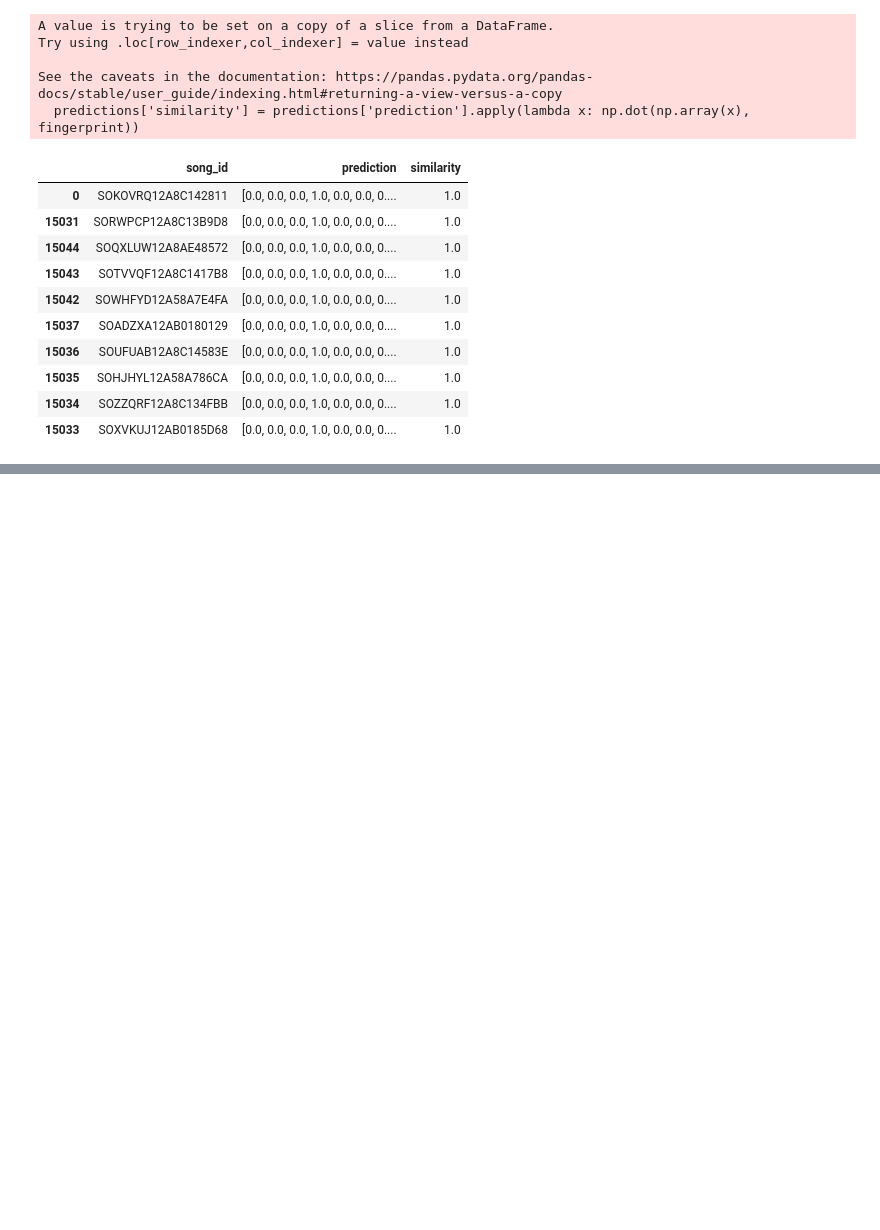
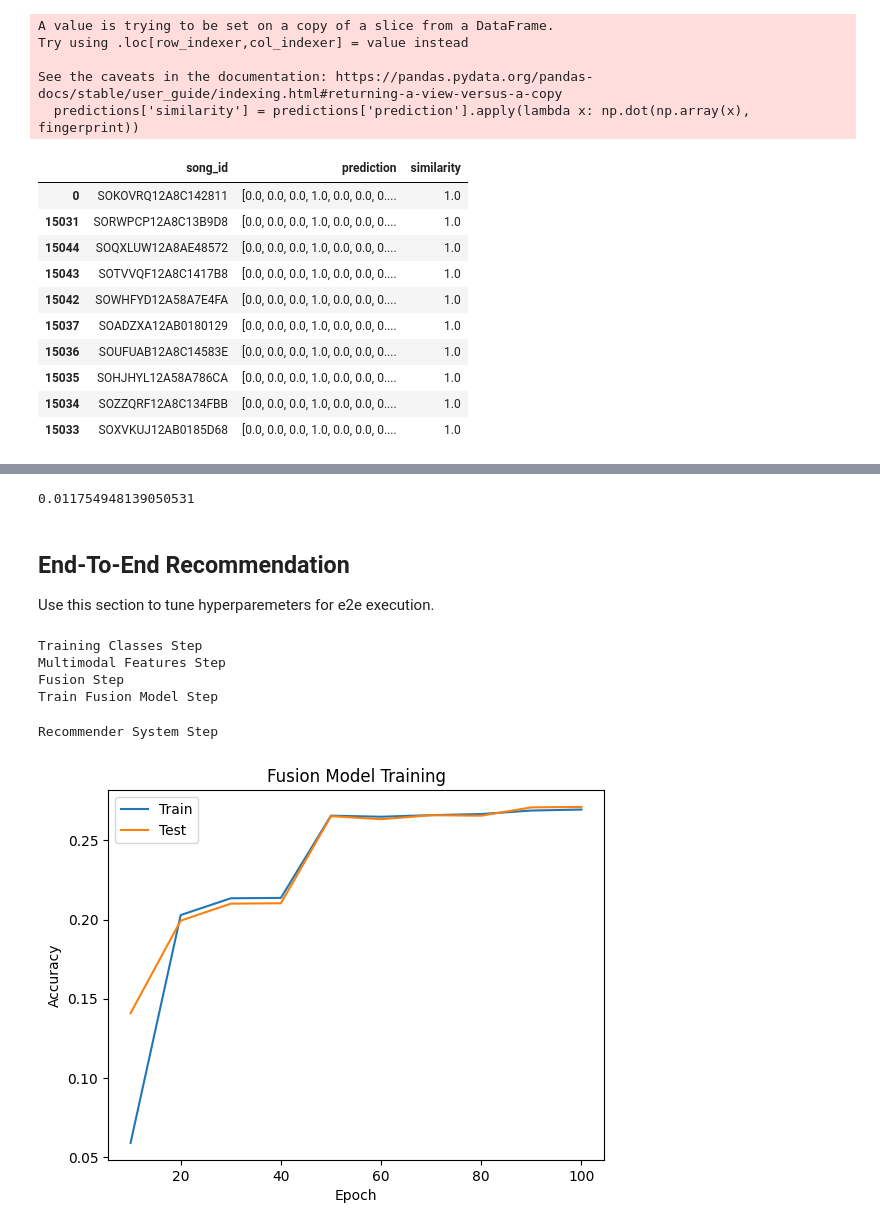
Before and after one commit to dsoman24/multimodal-music-recommender, a Jupyter notebook: full_pipeline.ipynb, the cells around one changed output, grey strips where cells are left out. Cells and saved outputs as stored; diff of their text form; code cells hidden in the pictures; blank space fills up the shorter version.

Commit message:
implement e2e recommender pipeline for easier experimentation, MISSING LYRIC DATA

```diff
--- a/full_pipeline.ipynb
+++ b/full_pipeline.ipynb
@@ -262,0 +256,8 @@ KeyboardInterrupt:
+# %%
+recommender_evaluator.evaluate()
+# %% [output]
+0.011754948139050531
+# %% [markdown]
+## End-To-End Recommendation
+
+Use this section to tune hyperparemeters for e2e execution.
@@ -262,0 +335,9 @@ KeyboardInterrupt:
+# %%
+e2e_recommender.execute()
+# %% [output]
+Training Classes Step
+Multimodal Features Step
+Fusion Step
+Train Fusion Model Step
+Recommender System Step
+[figure, added]
```
Also changed, not shown: parts of 6 cells of this notebook, 3 other files.
